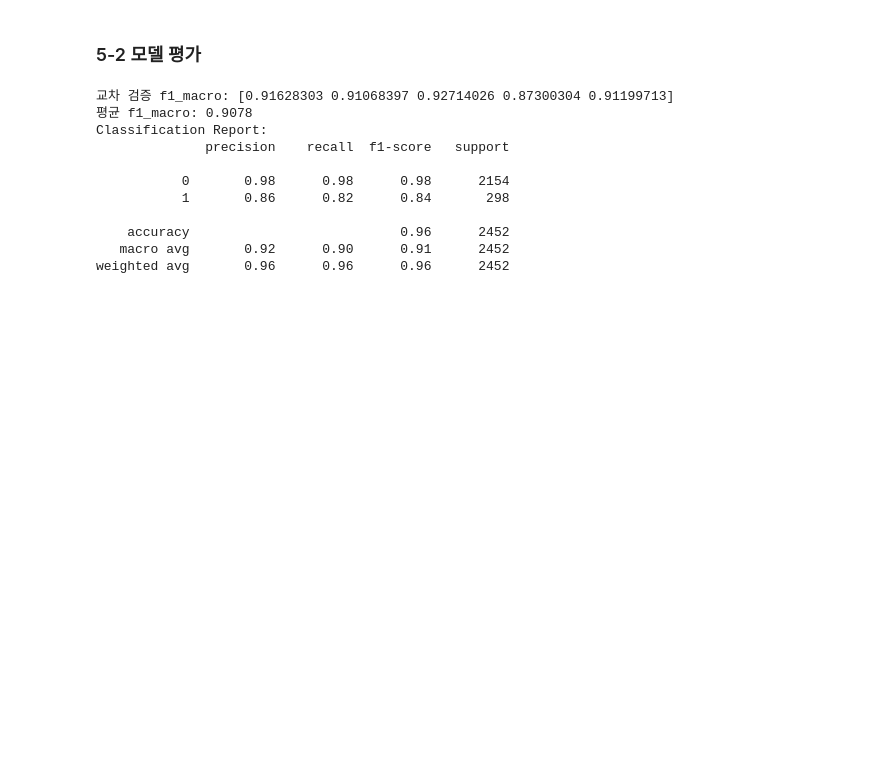
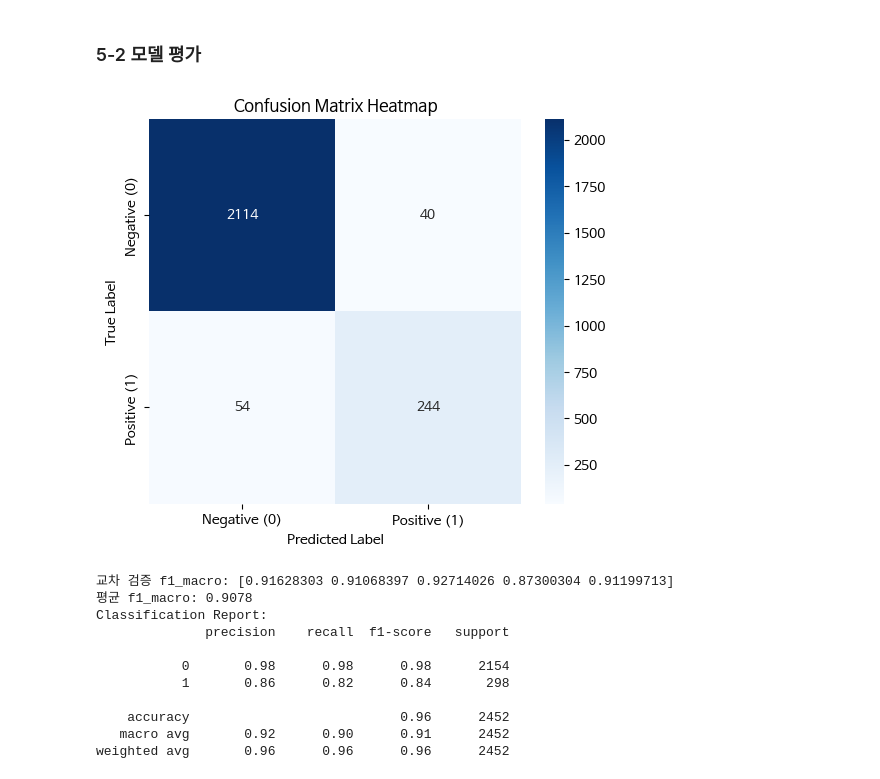
Before and after one commit to choikwangil95/ML_Hackerton, a Jupyter notebook: 해커톤-부동산-허위매물분류.ipynb, the cells around one changed output. Drawn from its saved outputs; the diff is of its cells as text; code cells hidden in the pictures; blank space fills up the shorter version.

```diff
--- a/해커톤-부동산-허위매물분류.ipynb
+++ b/해커톤-부동산-허위매물분류.ipynb
@@ -953,6 +953,32 @@ best_model.fit(X, Y)
 RandomForestClassifier(random_state=42)
 # %% [markdown]
 ### 5-2 모델 평가
+# %%
+import seaborn as sns
+import matplotlib.pyplot as plt
+from sklearn.metrics import confusion_matrix
+from sklearn.model_selection import cross_val_predict
+
+# 데이터를 5개 폴드로 나눔 (Stratified 방식으로 클래스 비율 유지)
+cv = StratifiedKFold(n_splits=5, shuffle=True, random_state=42)
+
+# 교차 검증을 사용하여 예측 수행
+y_pred = cross_val_predict(best_model, X, Y, cv=cv)
+
+# 혼동 행렬 계산
+cm = confusion_matrix(Y, y_pred)
+
+# 혼동 행렬 히트맵 시각화
+plt.figure(figsize=(6, 5))
+sns.heatmap(cm, annot=True, fmt="d", cmap="Blues",
+            xticklabels=["Negative (0)", "Positive (1)"],
+            yticklabels=["Negative (0)", "Positive (1)"])
+plt.xlabel("Predicted Label")
+plt.ylabel("True Label")
+plt.title("Confusion Matrix Heatmap")
+plt.show()
+# %% [output]
+[figure, added]
 # %%
 """
 모델 평가 지표 확인
```
Also changed, not shown: parts of 9 cells of this notebook.
